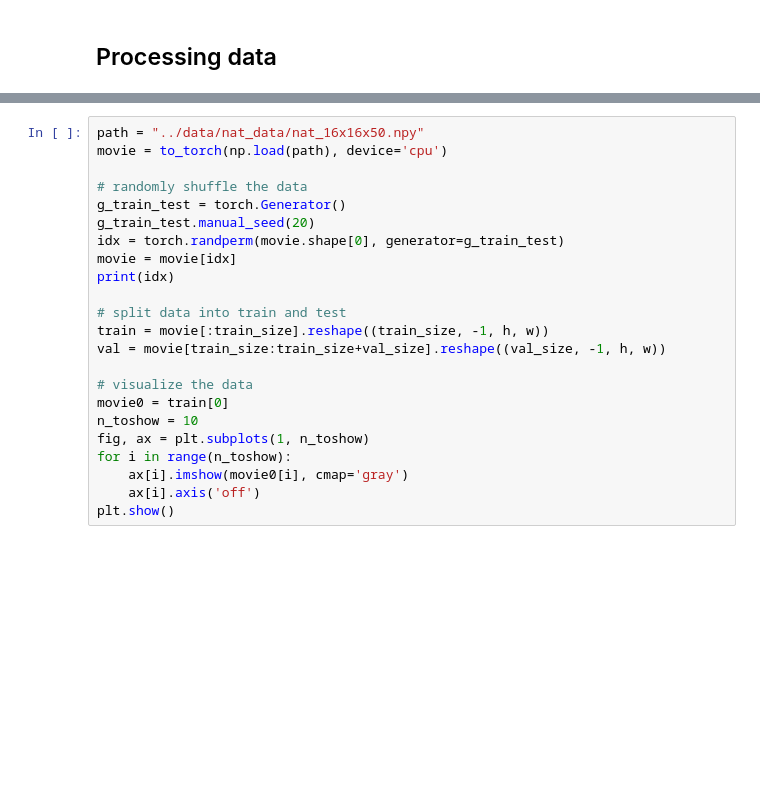
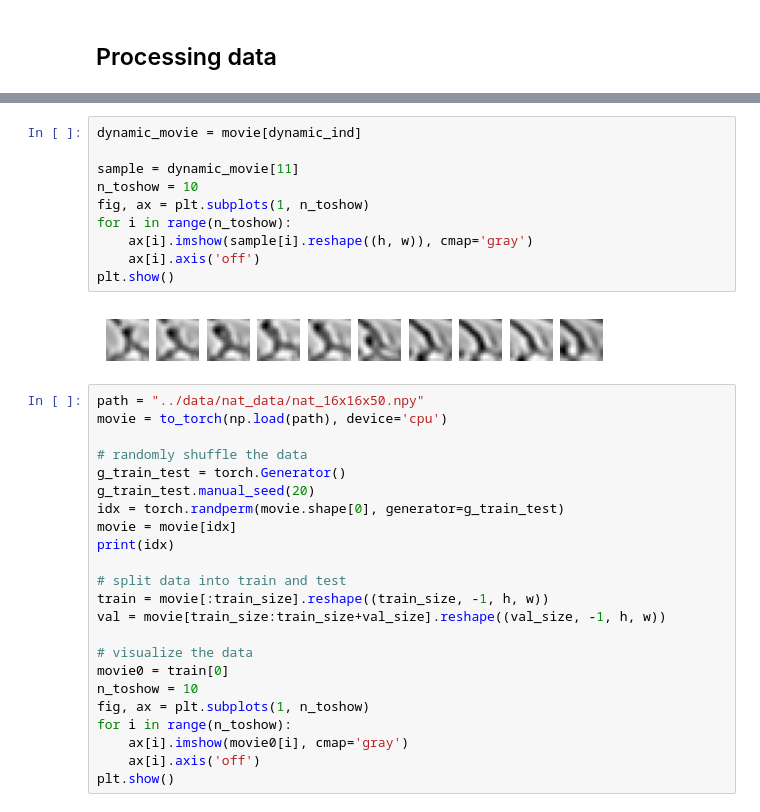
Before and after one commit to C16Mftang/temporal-predictive-coding, a Jupyter notebook: scripts/strf.ipynb, the cells around one changed output, grey strips where cells are left out. Saved outputs shown, nothing was run; the diff lists cells and outputs as text; blank space fills up the shorter version.

```diff
--- a/scripts/strf.ipynb
+++ b/scripts/strf.ipynb
@@ -128,3 +147,15 @@ cuda
+# %%
+dynamic_movie = movie[dynamic_ind]
+
+sample = dynamic_movie[11]
+n_toshow = 10
+fig, ax = plt.subplots(1, n_toshow)
+for i in range(n_toshow):
+    ax[i].imshow(sample[i].reshape((h, w)), cmap='gray')
+    ax[i].axis('off')
+plt.show()
+# %% [output]
+[figure, added]
 # %%
 path = "../data/nat_data/nat_16x16x50.npy"
 movie = to_torch(np.load(path), device='cpu')
```
Also changed, not shown: parts of 6 cells of this notebook, 2 other files.
